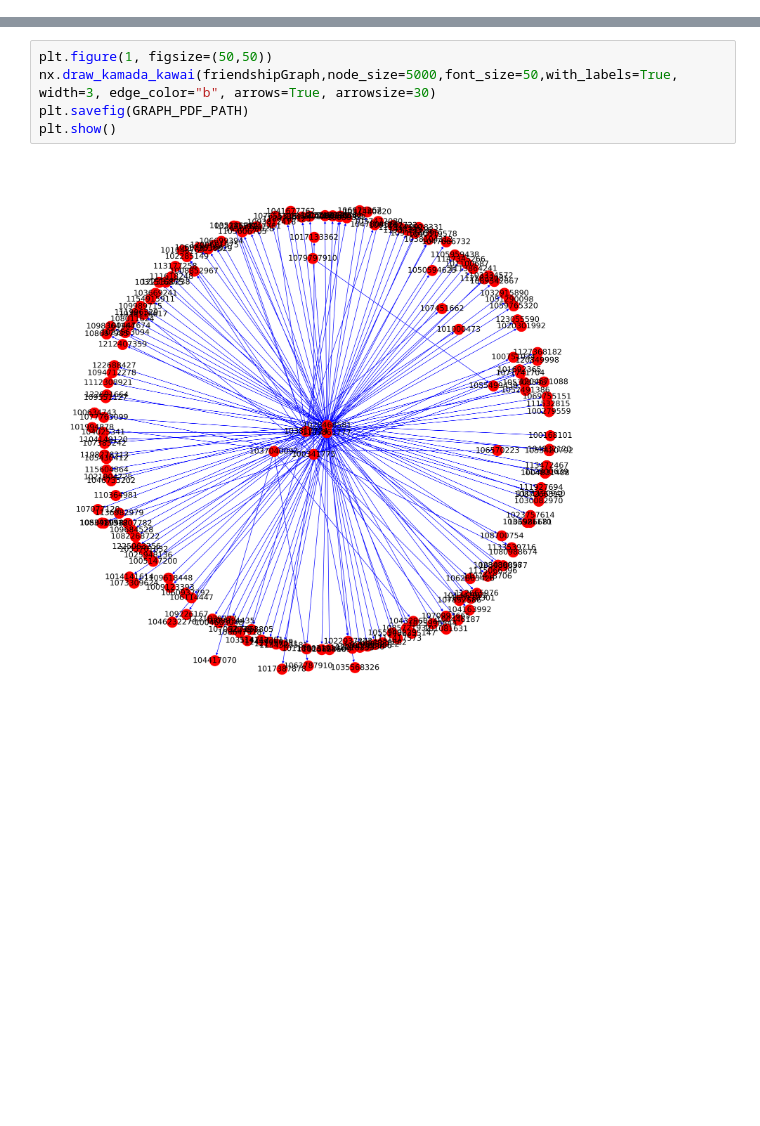
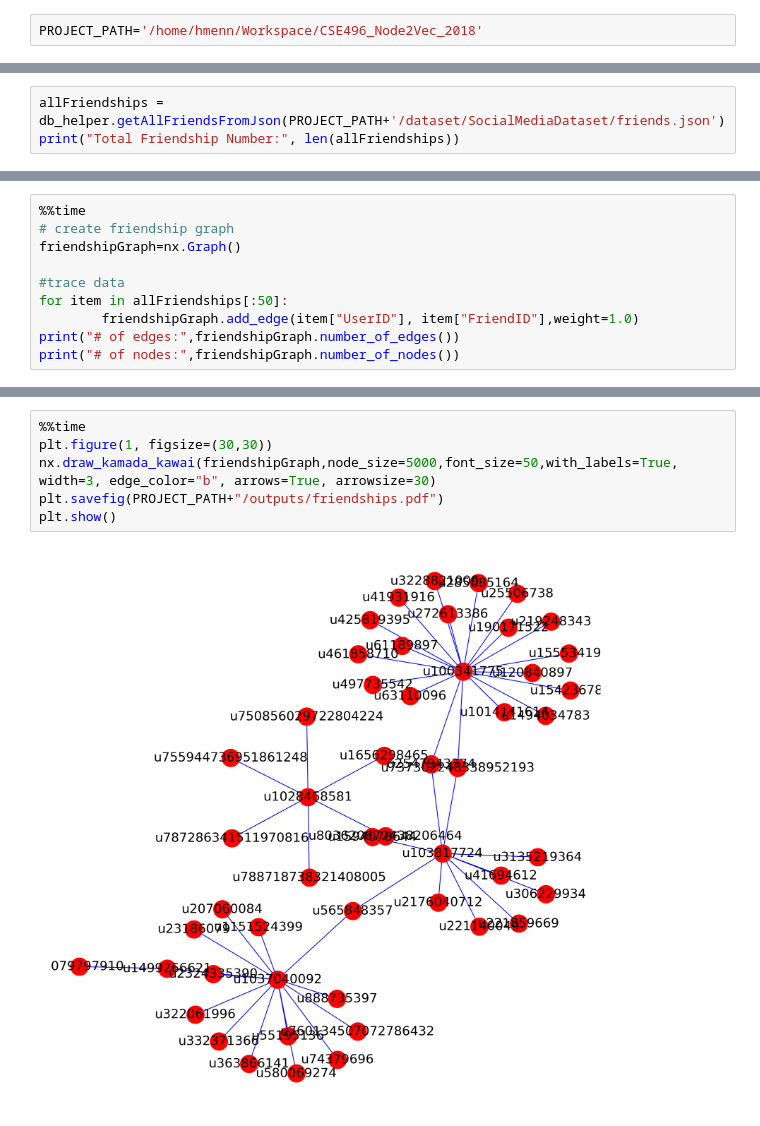
Before and after one commit to GTU-Projects/CSE496_Node2Vec_2018, a Jupyter notebook: src/friendship.ipynb, the cells around one changed output, grey strips where cells are left out. Drawn from its saved outputs; the diff is of its cells as text; blank space fills up the shorter version.

Commit message:
Graphs were updated

```diff
--- a/src/friendship.ipynb
+++ b/src/friendship.ipynb
@@ -21 +15,3 @@ from gensim.models.word2vec import Word2Vec as W2V
+# %%
+PROJECT_PATH='/home/hmenn/Workspace/CSE496_Node2Vec_2018'
 # %%
@@ -93,0 +29,3 @@ Graph construct time:  0:00:01.286199
+# %%
+allFriendships = db_helper.getAllFriendsFromJson(PROJECT_PATH+'/dataset/SocialMediaDataset/friends.json')
+print("Total Friendship Number:", len(allFriendships))
@@ -93,0 +34,10 @@ Graph construct time:  0:00:01.286199
+# %%
+%%time
+# create friendship graph
+friendshipGraph=nx.Graph()
+
+#trace data
+for item in allFriendships[:50]:
+        friendshipGraph.add_edge(item["UserID"], item["FriendID"],weight=1.0)
+print("# of edges:",friendshipGraph.number_of_edges())
+print("# of nodes:",friendshipGraph.number_of_nodes())
@@ -94,7 +49,8 @@ Graph construct time:  0:00:01.286199
 # %%
-plt.figure(1, figsize=(50,50))
+%%time
+plt.figure(1, figsize=(30,30))
 nx.draw_kamada_kawai(friendshipGraph,node_size=5000,font_size=50,with_labels=True, width=3, edge_color="b", arrows=True, arrowsize=30)
-plt.savefig(GRAPH_PDF_PATH)
+plt.savefig(PROJECT_PATH+"/outputs/friendships.pdf")
 plt.show()
 # %% [output]
-[figure, old version]
+[figure, new version]
```
Also changed, not shown: parts of 20 cells of this notebook, 1 other file.
